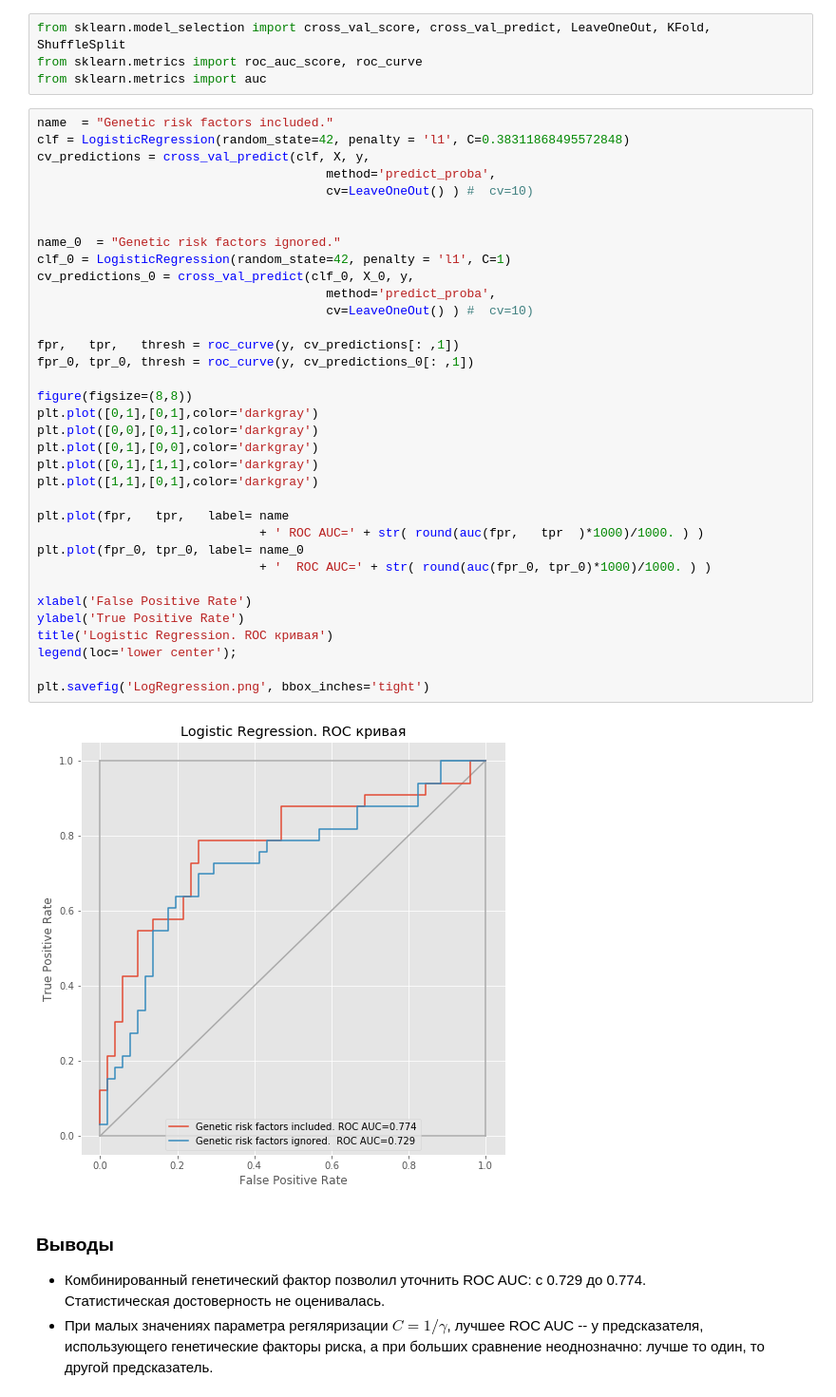
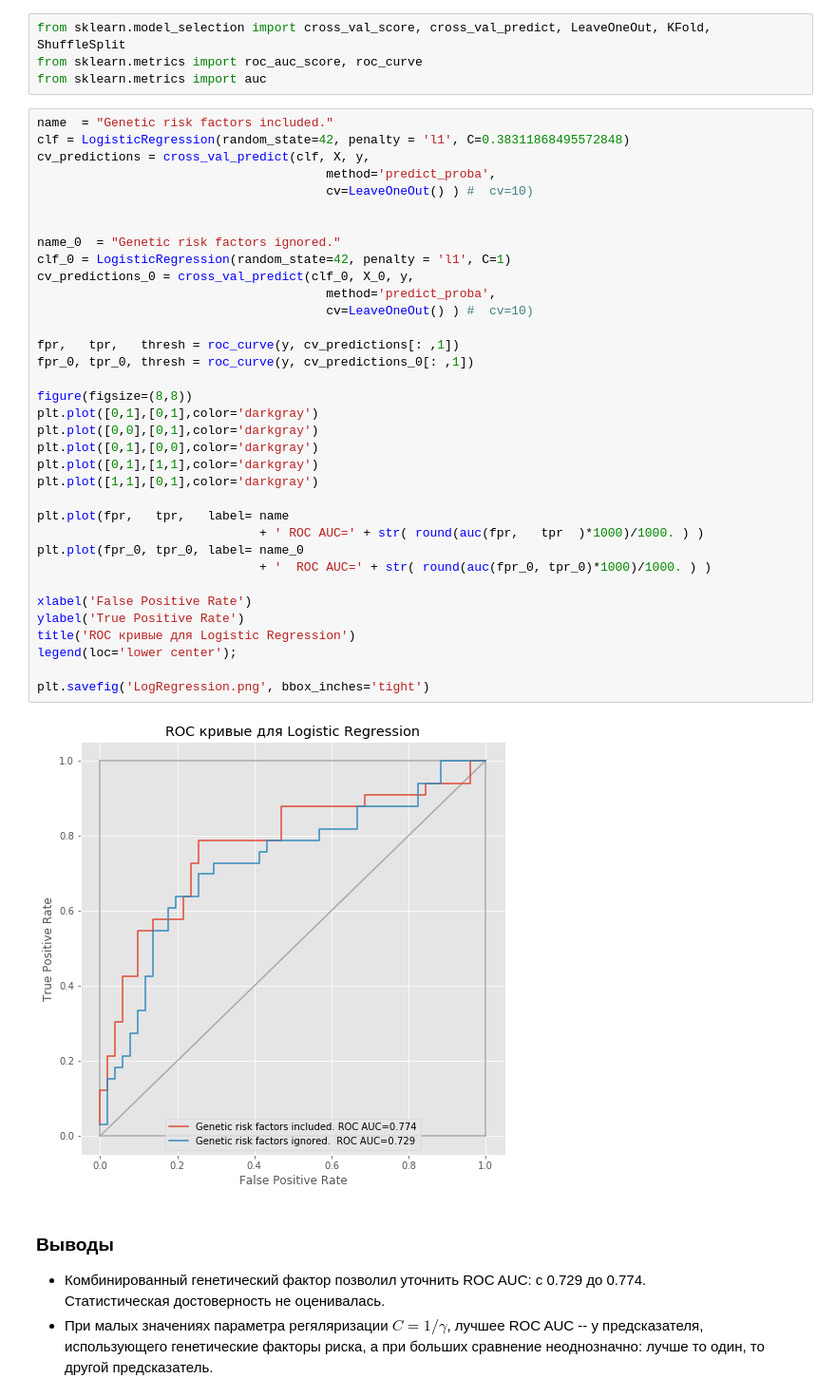
Before and after one commit to AlexanderArtemyev/Wilson-disease, a Jupyter notebook: Predict_LogisticRegression.ipynb, the cells around one changed output. Shown at 95% size. Drawn from its saved outputs; the diff is of its cells as text.

```diff
--- a/Predict_LogisticRegression.ipynb
+++ b/Predict_LogisticRegression.ipynb
@@ -403,35 +451,35 @@ cv_predictions = cross_val_predict(clf, X, y,
                                        cv=LeaveOneOut() ) #  cv=10)
 
 
 name_0  = "Genetic risk factors ignored."
 clf_0 = LogisticRegression(random_state=42, penalty = 'l1', C=1)
 cv_predictions_0 = cross_val_predict(clf_0, X_0, y,
                                        method='predict_proba',
                                        cv=LeaveOneOut() ) #  cv=10)
 
 fpr,   tpr,   thresh = roc_curve(y, cv_predictions[: ,1])
 fpr_0, tpr_0, thresh = roc_curve(y, cv_predictions_0[: ,1])
 
 figure(figsize=(8,8))
 plt.plot([0,1],[0,1],color='darkgray')
 plt.plot([0,0],[0,1],color='darkgray')
 plt.plot([0,1],[0,0],color='darkgray')
 plt.plot([0,1],[1,1],color='darkgray')
 plt.plot([1,1],[0,1],color='darkgray')
 
 plt.plot(fpr,   tpr,   label= name
                               + ' ROC AUC=' + str( round(auc(fpr,   tpr  )*1000)/1000. ) )
 plt.plot(fpr_0, tpr_0, label= name_0
                               + '  ROC AUC=' + str( round(auc(fpr_0, tpr_0)*1000)/1000. ) )
 
 xlabel('False Positive Rate')
 ylabel('True Positive Rate')
-title('Logistic Regression. ROC кривая')
+title('ROC кривые для Logistic Regression')
 legend(loc='lower center');
 
 plt.savefig('LogRegression.png', bbox_inches='tight')
 # %% [output]
-[figure, old version]
+[figure, new version]
 # %% [markdown]
 ### Выводы
 * Комбинированный генетический фактор позволил уточнить ROC AUC: с 0.729 до 0.774. <br> Статистическая достоверность не оценивалась.
```
Also changed, not shown: parts of 4 cells of this notebook.
